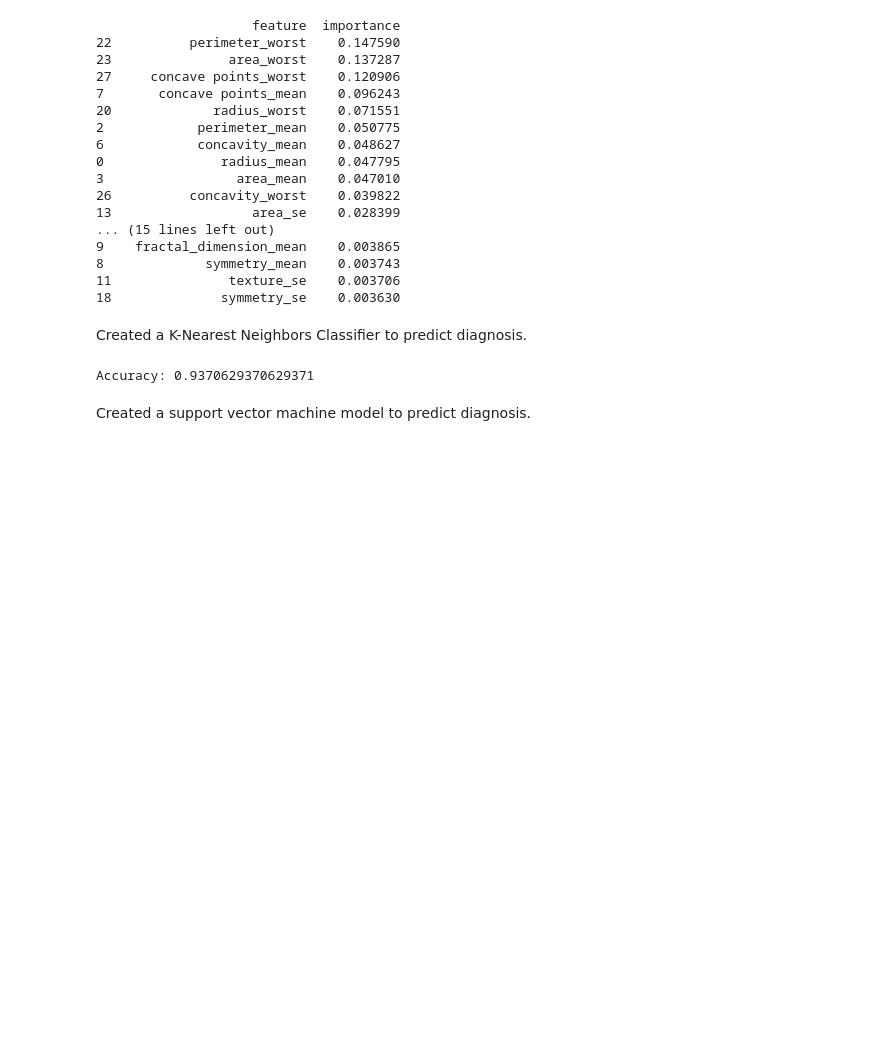
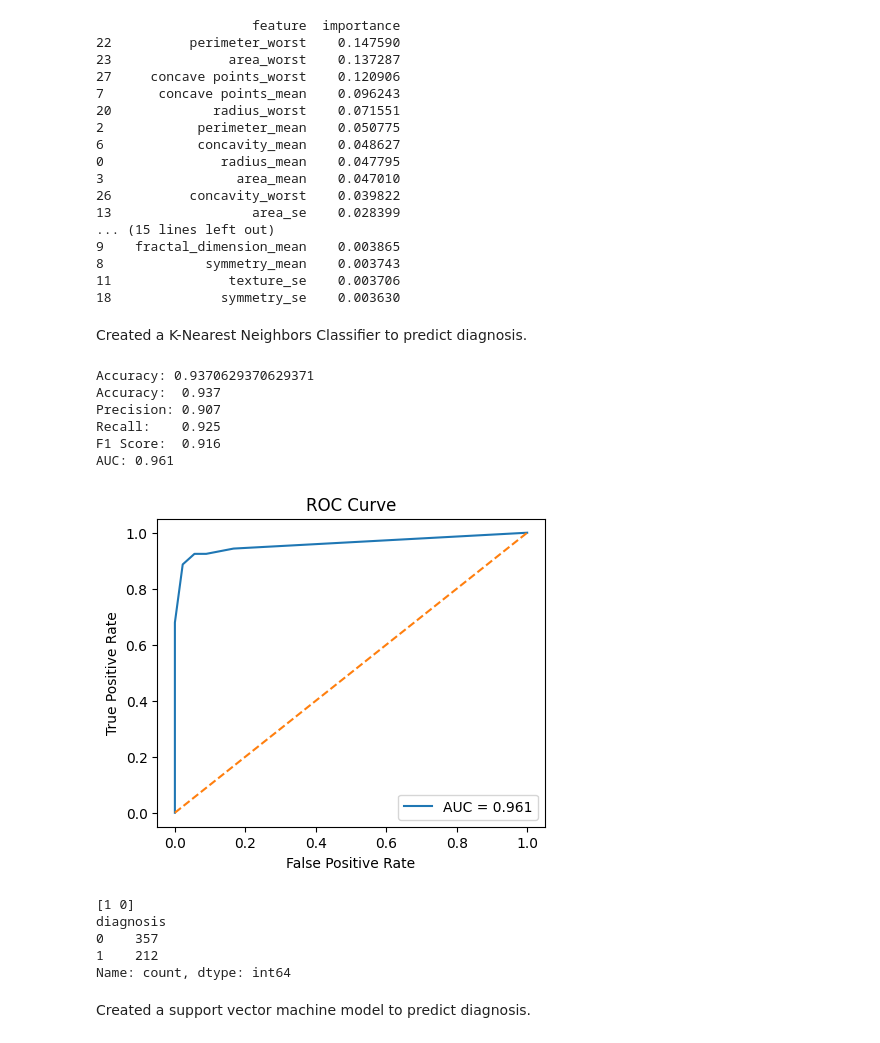
Before and after one commit to Nexus1801/ds502_project, a Jupyter notebook: ds502project.ipynb, the cells around one changed output. Drawn from its saved outputs; the diff is of its cells as text; code cells hidden in the pictures; blank space fills up the shorter version.

Commit message:
Added Evaluation to KNN

```diff
--- a/ds502project.ipynb
+++ b/ds502project.ipynb
@@ -139,24 +139,69 @@ Created a K-Nearest Neighbors Classifier to predict diagnosis.
 # %%
 # KNN
 
 from sklearn.model_selection import train_test_split
 from sklearn.neighbors import KNeighborsClassifier
+from sklearn.metrics import accuracy_score, precision_score, recall_score, f1_score
+from sklearn.metrics import roc_auc_score, roc_curve
+import matplotlib.pyplot as plt
 
 y = df['diagnosis']
 Drop_columns = ['diagnosis', 'id']
 X = df.drop(Drop_columns, axis = 1)
 
 # Split data into Training and Test Set
 X_train, X_test, y_train, y_test = train_test_split(X, y, test_size=0.25,random_state=0)
 
 # Model Training
 KNN = KNeighborsClassifier()
 KNN.fit(X_train, y_train)
 
 score = KNN.score(X_test, y_test)
 print(f'Accuracy: {score}')
+
+# Evaluation
+y_pred = KNN.predict(X_test)
+
+accuracy = accuracy_score(y_test, y_pred)
+precision = precision_score(y_test, y_pred, pos_label=1)
+recall = recall_score(y_test, y_pred, pos_label=1)
+f1 = f1_score(y_test, y_pred, pos_label=1)
+
+print(f"Accuracy:  {accuracy:.3f}")
+print(f"Precision: {precision:.3f}")
+print(f"Recall:    {recall:.3f}")
+print(f"F1 Score:  {f1:.3f}")
+
+
+#ROC curve and AUC
+proba = KNN.predict_proba(X_test)[:, 1]
+auc = roc_auc_score(y_test, proba)
+fpr, tpr, _ = roc_curve(y_test, proba)
+
+print(f"AUC: {auc:.3f}")
+
+plt.figure(figsize=(5,4))
+plt.plot(fpr, tpr, label=f"AUC = {auc:.3f}")
+plt.plot([0,1],[0,1],'--')
+plt.xlabel("False Positive Rate"); plt.ylabel("True Positive Rate")
+plt.title("ROC Curve"); plt.legend(loc="lower right")
+plt.show()
+
+print(df['diagnosis'].unique())
+print(df['diagnosis'].value_counts())
 # %% [output]
 Accuracy: 0.9370629370629371
+Accuracy:  0.937
+Precision: 0.907
+Recall:    0.925
+F1 Score:  0.916
+AUC: 0.961
+[figure, added]
+[1 0]
+diagnosis
+0    357
+1    212
+Name: count, dtype: int64
 # %% [markdown]
 Created a support vector machine model to predict diagnosis.
 # %%
```
